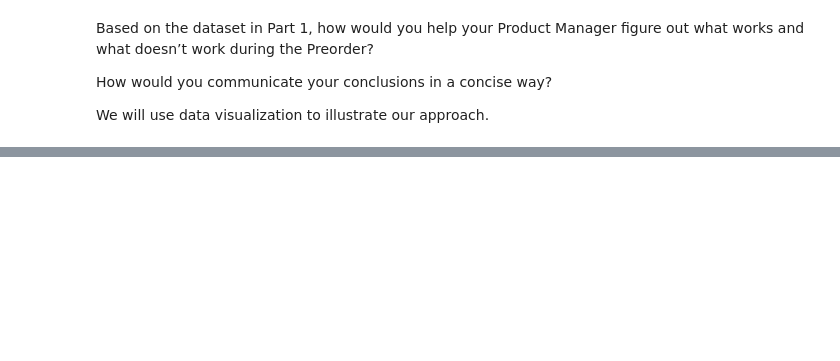
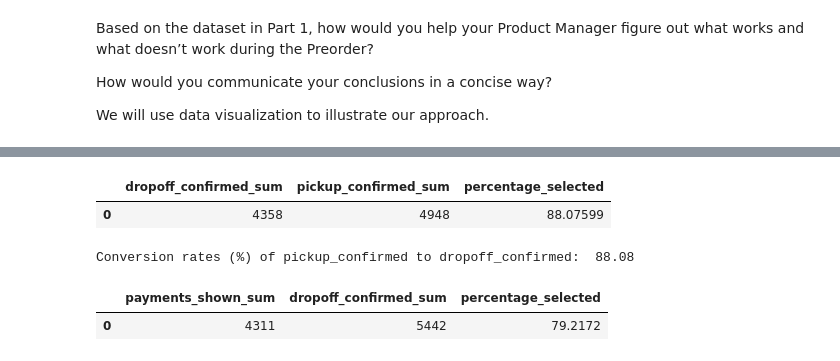
Before and after one commit to manuzrpEd/VTC_BayesianDataAnalytics, a Jupyter notebook: VTC_DataAnalytics.ipynb, the cells around one changed output, grey strips where cells are left out. Drawn from its saved outputs; the diff is of its cells as text; code cells hidden in the pictures; blank space fills up the shorter version.

```diff
--- a/VTC_DataAnalytics.ipynb
+++ b/VTC_DataAnalytics.ipynb
@@ -224,0 +242,35 @@ We will use data visualization to illustrate our approach.
+# %%
+query = """
+WITH pickup_events AS (
+  SELECT
+      device_id,
+      event_name,
+      timestamp,
+      LEAD(event_name) OVER (PARTITION BY device_id ORDER BY timestamp) as post_event
+    FROM MOBILE_EVENTS
+    WHERE event_name = 'pickup_confirmed' or event_name = 'dropoff_confirmed'
+)
+
+SELECT
+  SUM(CASE WHEN post_event = 'dropoff_confirmed' THEN 1 ELSE 0 END) as dropoff_confirmed_sum,
+  SUM(CASE WHEN event_name = 'pickup_confirmed' THEN 1 ELSE 0 END) as pickup_confirmed_sum,
+  CASE
+    WHEN SUM(CASE WHEN event_name = 'pickup_confirmed' THEN 1 ELSE 0 END) <> 0
+      THEN CAST(SUM(CASE WHEN post_event = 'dropoff_confirmed' THEN 1 ELSE 0 END) as float) /
+           SUM(CASE WHEN event_name = 'pickup_confirmed' THEN 1 ELSE 0 END)
+    ELSE NULL
+  END as percentage_selected
+FROM pickup_events
+WHERE event_name = 'pickup_confirmed';
+"""
+# Execute the query
+query_results = pd.read_sql_query(query, conn)#.to_csv('test.csv')
+query_results['percentage_selected'] *= 100
+query_results
+# %% [output]
+|  | dropoff_confirmed_sum | pickup_confirmed_sum | percentage_selected |
+| 0 | 4358 | 4948 | 88.07599 |
+# %%
+print(f"Conversion rates (%) of pickup_confirmed to dropoff_confirmed: ",round(query_results['percentage_selected'].mean(),2))
+# %% [output]
+Conversion rates (%) of pickup_confirmed to dropoff_confirmed:  88.08
@@ -224,0 +280,31 @@ We will use data visualization to illustrate our approach.
+# %%
+query = """
+WITH payments_shown_events AS (
+  SELECT
+      device_id,
+      event_name,
+      timestamp,
+      LEAD(event_name) OVER (PARTITION BY device_id ORDER BY timestamp) as post_event
+    FROM MOBILE_EVENTS
+    WHERE event_name = 'payments_shown' or event_name = 'dropoff_confirmed'
+)
+
+SELECT
+  SUM(CASE WHEN post_event = 'payments_shown' THEN 1 ELSE 0 END) as payments_shown_sum,
+  SUM(CASE WHEN event_name = 'dropoff_confirmed' THEN 1 ELSE 0 END) as dropoff_confirmed_sum,
+  CASE
+    WHEN SUM(CASE WHEN event_name = 'dropoff_confirmed' THEN 1 ELSE 0 END) <> 0
+      THEN CAST(SUM(CASE WHEN post_event = 'payments_shown' THEN 1 ELSE 0 END) as float) /
+           SUM(CASE WHEN event_name = 'dropoff_confirmed' THEN 1 ELSE 0 END)
+    ELSE NULL
+  END as percentage_selected
+FROM payments_shown_events
+WHERE event_name = 'dropoff_confirmed';
+"""
+# Execute the query
+query_results = pd.read_sql_query(query, conn)#.to_csv('test.csv')
+query_results['percentage_selected'] *= 100
+query_results
+# %% [output]
+|  | payments_shown_sum | dropoff_confirmed_sum | percentage_selected |
+| 0 | 4311 | 5442 | 79.2172 |
```
Also changed, not shown: parts of 15 cells of this notebook, 4 other files.
